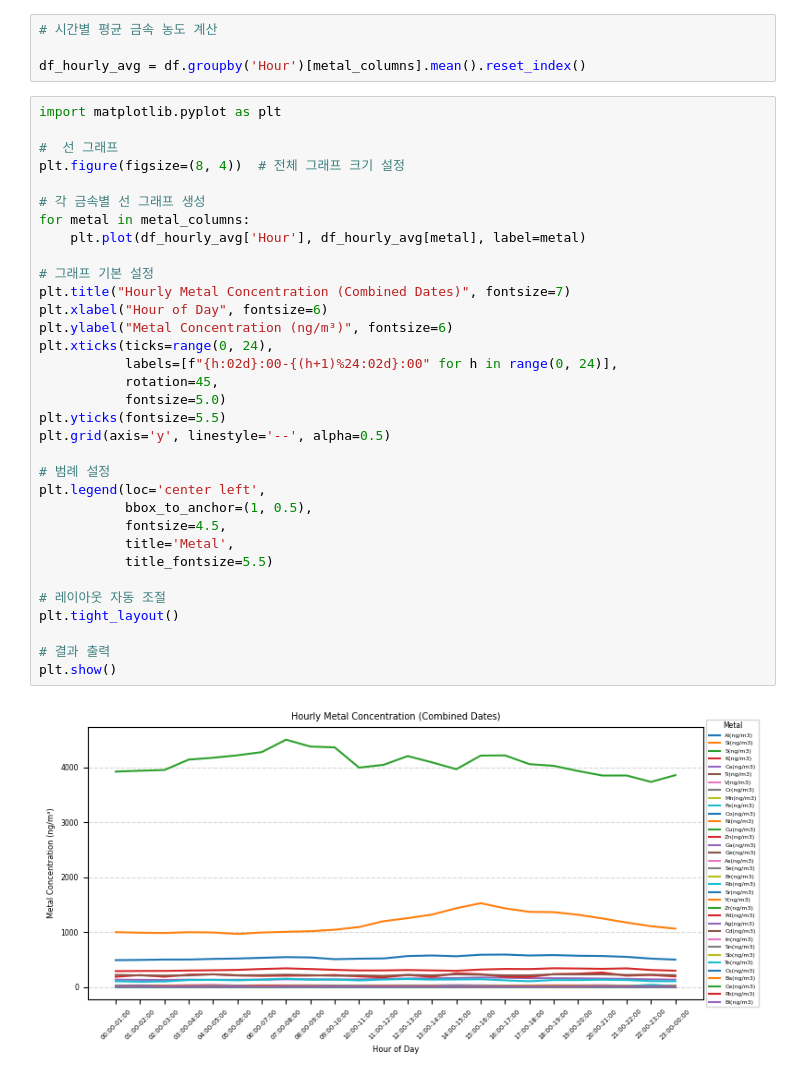
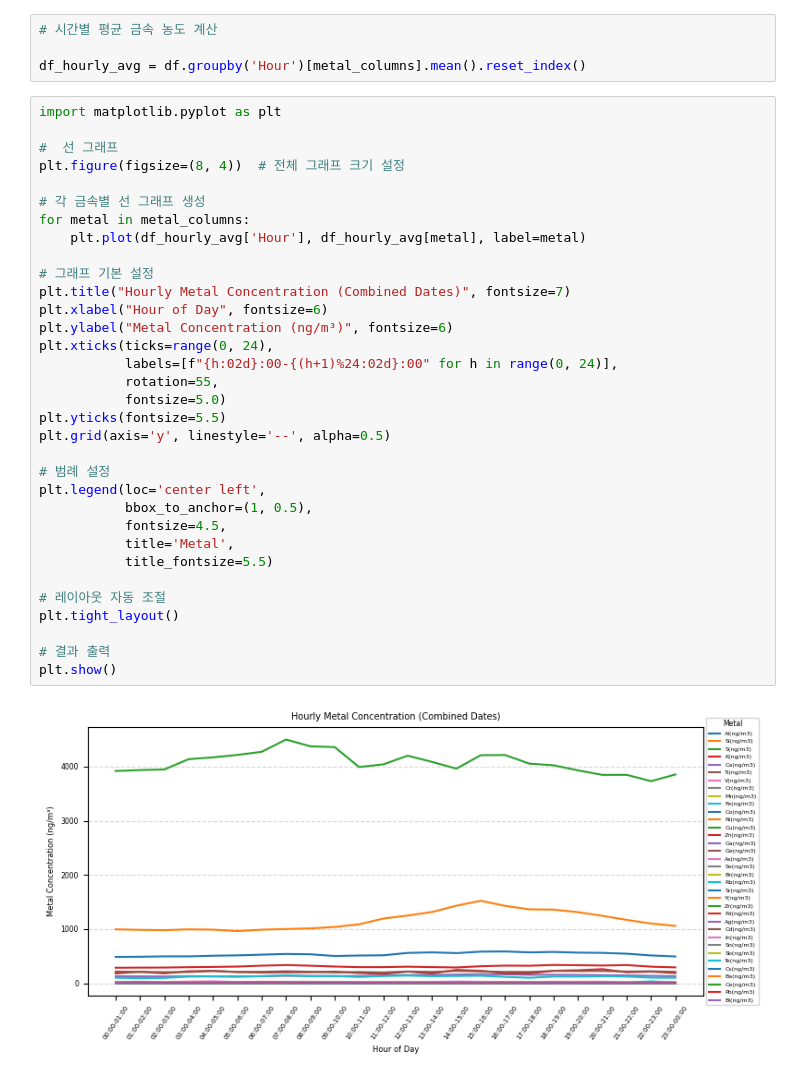
Before and after one commit to hyen0322/Data, a Jupyter notebook: Hourly Metal Concentration.ipynb, the cells around one changed output. Saved outputs shown, nothing was run; the diff lists cells and outputs as text.

```diff
--- a/Hourly Metal Concentration.ipynb
+++ b/Hourly Metal Concentration.ipynb
@@ -39,32 +39,32 @@ import matplotlib.pyplot as plt
 #  선 그래프
 plt.figure(figsize=(8, 4))  # 전체 그래프 크기 설정
 
 # 각 금속별 선 그래프 생성
 for metal in metal_columns:
     plt.plot(df_hourly_avg['Hour'], df_hourly_avg[metal], label=metal)
 
 # 그래프 기본 설정
 plt.title("Hourly Metal Concentration (Combined Dates)", fontsize=7)
 plt.xlabel("Hour of Day", fontsize=6)
 plt.ylabel("Metal Concentration (ng/m³)", fontsize=6)
 plt.xticks(ticks=range(0, 24),
            labels=[f"{h:02d}:00-{(h+1)%24:02d}:00" for h in range(0, 24)],
-           rotation=45,
+           rotation=55,
            fontsize=5.0)
 plt.yticks(fontsize=5.5)
 plt.grid(axis='y', linestyle='--', alpha=0.5)
 
 # 범례 설정
 plt.legend(loc='center left',
            bbox_to_anchor=(1, 0.5),
            fontsize=4.5,
            title='Metal',
            title_fontsize=5.5)
 
 # 레이아웃 자동 조절
 plt.tight_layout()
 
 # 결과 출력
 plt.show()
 # %% [output]
-[figure, old version]
+[figure, new version]
```
